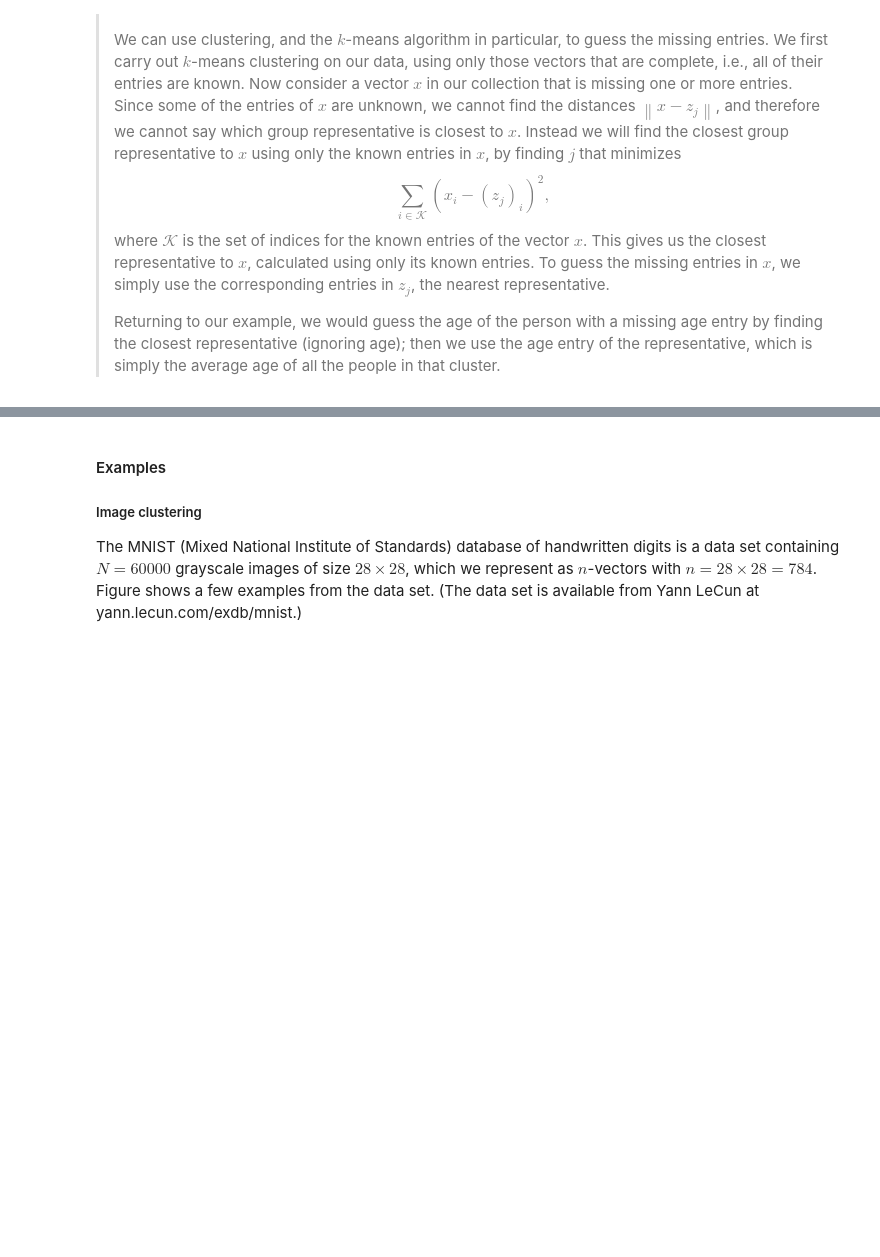
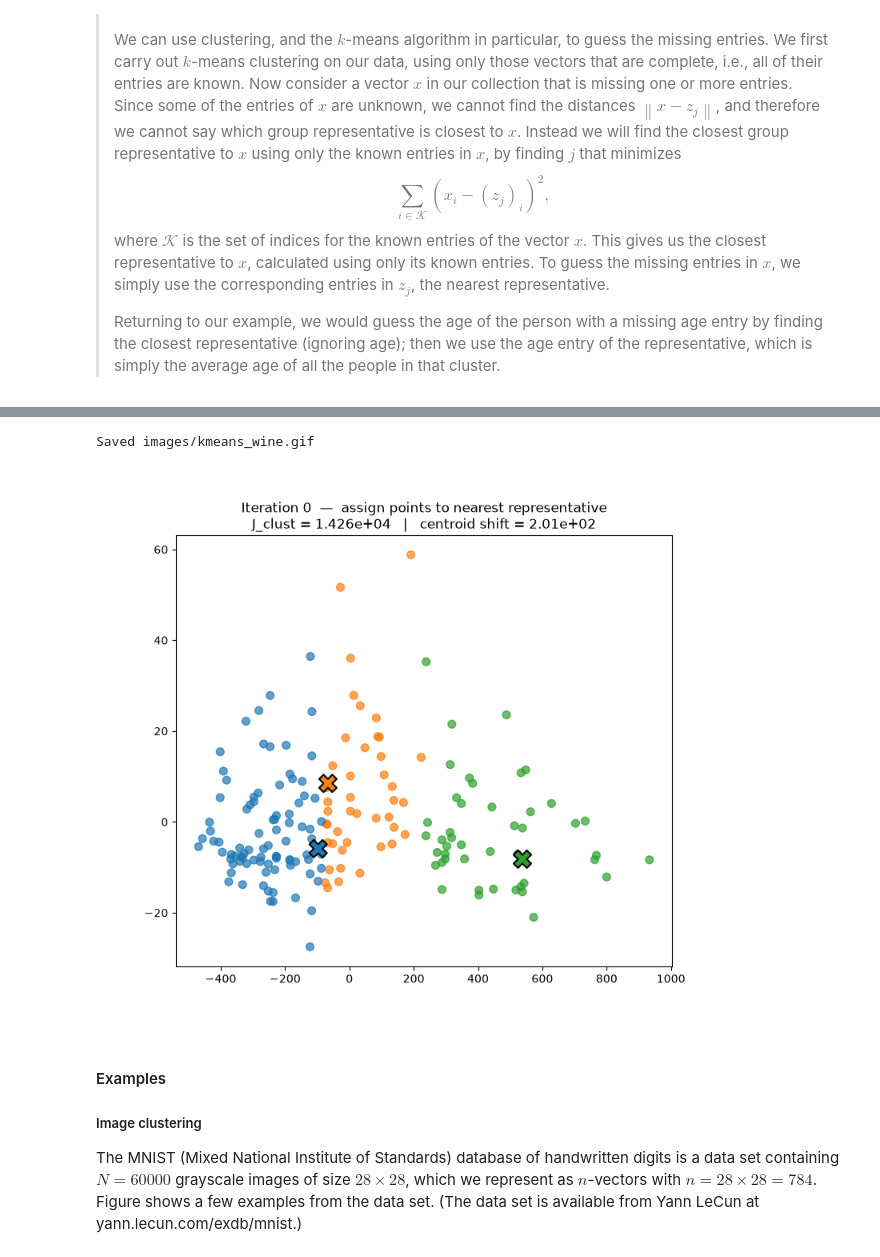
Before and after one commit to deumath/jupyterlite, a Jupyter notebook: content/MathML/lecture_slides_ch_04.ipynb, the cells around one changed output, grey strips where cells are left out. Cells and saved outputs as stored; diff of their text form; code cells hidden in the pictures; blank space fills up the shorter version.

```diff
--- a/content/MathML/lecture_slides_ch_04.ipynb
+++ b/content/MathML/lecture_slides_ch_04.ipynb
@@ -360,3 +562,11 @@ Each run of $k$-means typically takes fewer than a few tens of iterations, and u
+# %%
+animate_kmeans(processed_data, history, filename="kmeans_wine", fps=1)
+# %% [output]
+Saved images/kmeans_wine.gif
+# %%
+Image("images/kmeans_wine.gif")
+# %% [output]
+[figure, added]
 # %% [markdown]
 #### Examples
 
```
Also changed, not shown: parts of 22 cells of this notebook, 6 other files.
